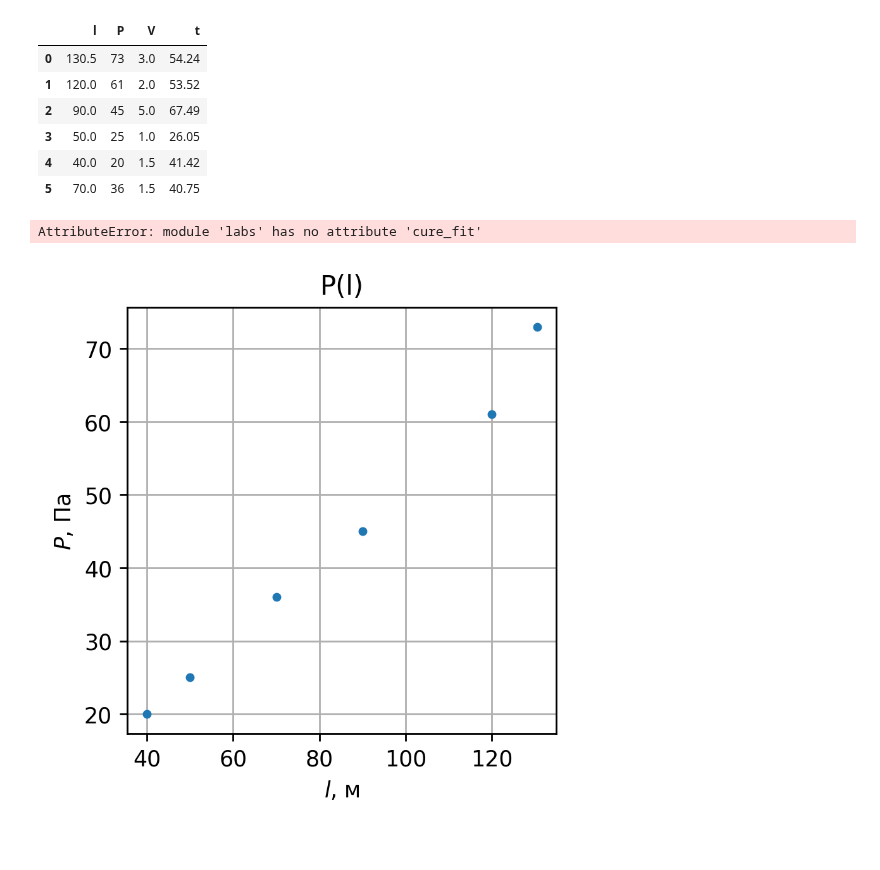
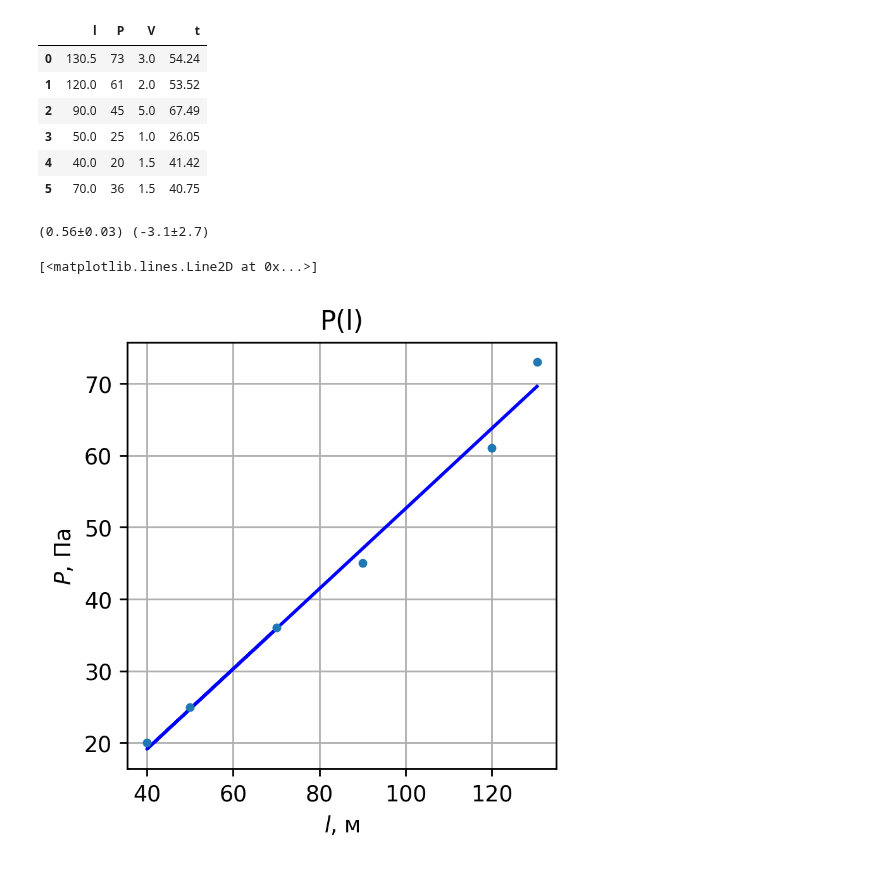
Before and after one commit to skolkovo-bba/labs3, a Jupyter notebook: 1.3.3/lab133.ipynb, the cells around one changed output. Saved outputs shown, nothing was run; the diff lists cells and outputs as text; code cells hidden in the pictures.

```diff
--- a/1.3.3/lab133.ipynb
+++ b/1.3.3/lab133.ipynb
@@ -108,15 +108,16 @@ m
 # %%
 plt.figure(figsize=(3.5,3.5), dpi=250)
 plt.ylabel("$P$, Па ")
 plt.xlabel("$l$, м")
 plt.title('P(l)')
 plt.grid(True, linestyle="-")
 plt.errorbar(y=m['P'], x=m['l'], fmt='.')
 
 
-k, b = lb.cure_fit(m["l"], m["P"])
+k, b = lb.curve_fit(m["l"], m["P"])
 print(k, b)
 plt.plot(m["l"], lb.line(m["l"], k, b), label="Зависимость 1", color="blue")
 # %% [output]
-AttributeError: module 'labs' has no attribute 'cure_fit'
+(0.56±0.03) (-3.1±2.7)
+[<matplotlib.lines.Line2D at 0x...>]
-[figure, old version]
+[figure, new version]
```
